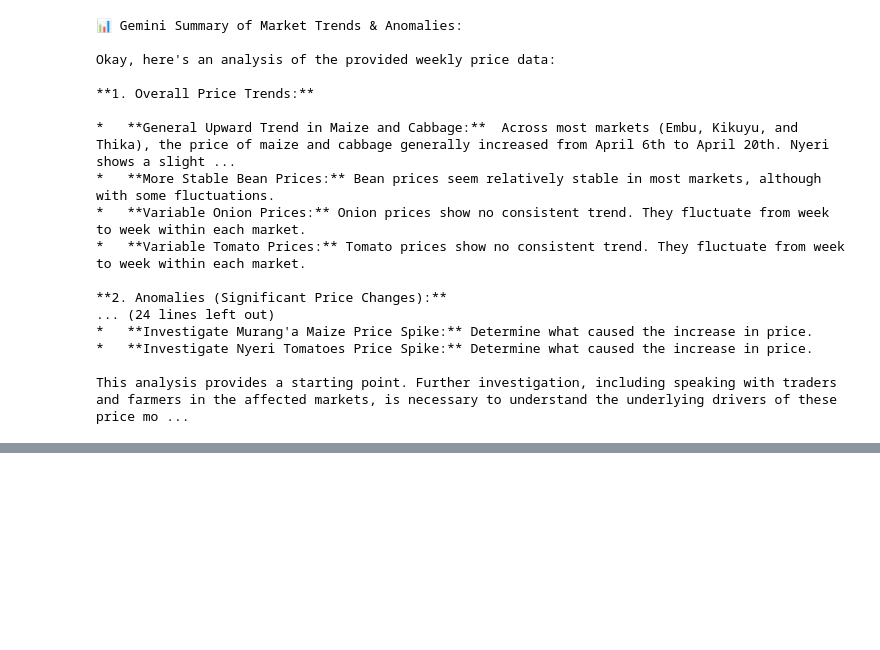
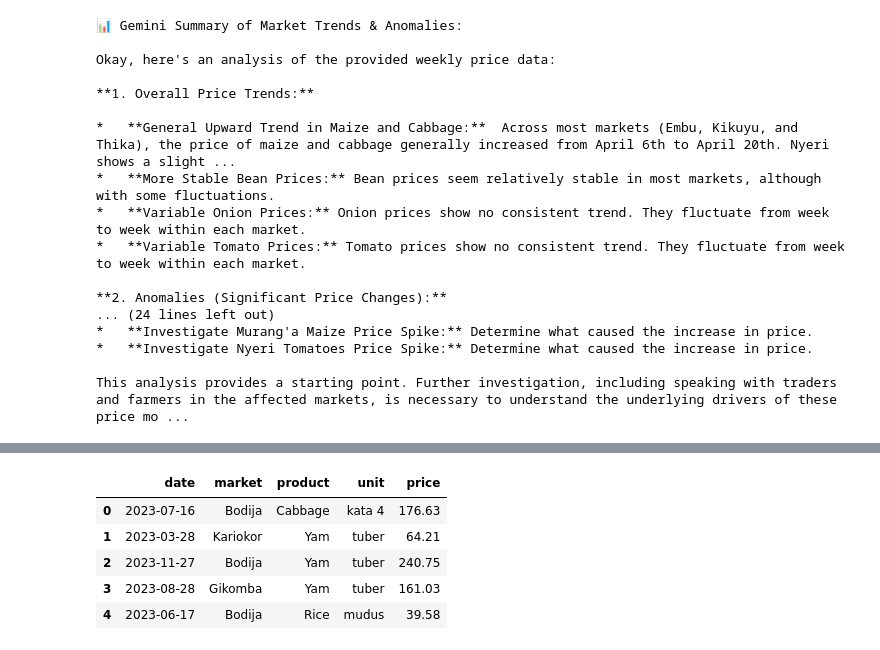
Before and after one commit to vrmshamba/Amana-Market-Price-Data-, a Jupyter notebook: Gemini_Function_calling.ipynb, the cells around one changed output, grey strips where cells are left out. Drawn from its saved outputs; the diff is of its cells as text; code cells hidden in the pictures; blank space fills up the shorter version.

```diff
--- a/Gemini_Function_calling.ipynb
+++ b/Gemini_Function_calling.ipynb
@@ -259,0 +235,14 @@ KeyError: 'date'
+# %%
+import pandas as pd
+
+# Replace with your actual file name
+df = pd.read_csv("amana_market_data.csv")
+
+df.head()
+# %% [output]
+|  | date | market | product | unit | price |
+| 0 | 2023-07-16 | Bodija | Cabbage | kata 4 | 176.63 |
+| 1 | 2023-03-28 | Kariokor | Yam | tuber | 64.21 |
+| 2 | 2023-11-27 | Bodija | Yam | tuber | 240.75 |
+| 3 | 2023-08-28 | Gikomba | Yam | tuber | 161.03 |
+| 4 | 2023-06-17 | Bodija | Rice | mudus | 39.58 |
```
Also changed, not shown: parts of 7 cells of this notebook.
